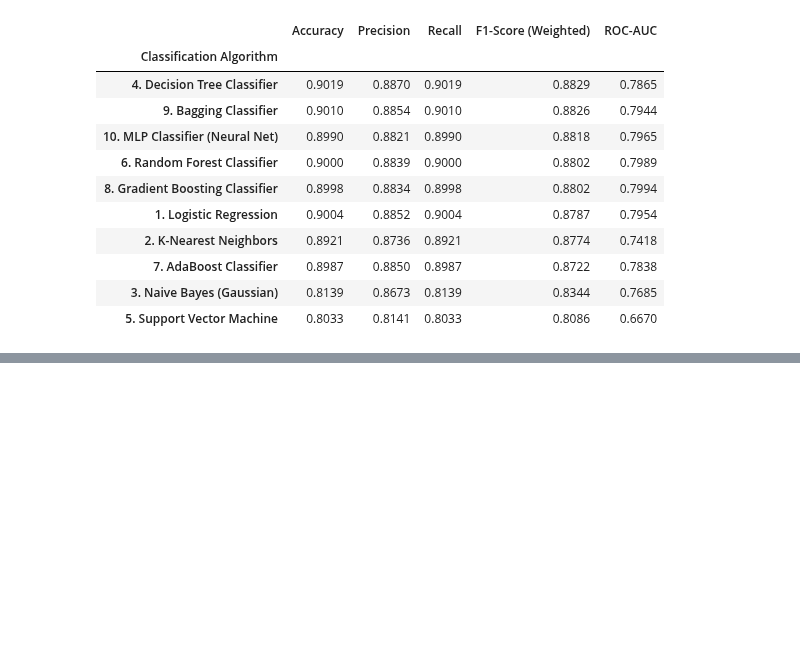
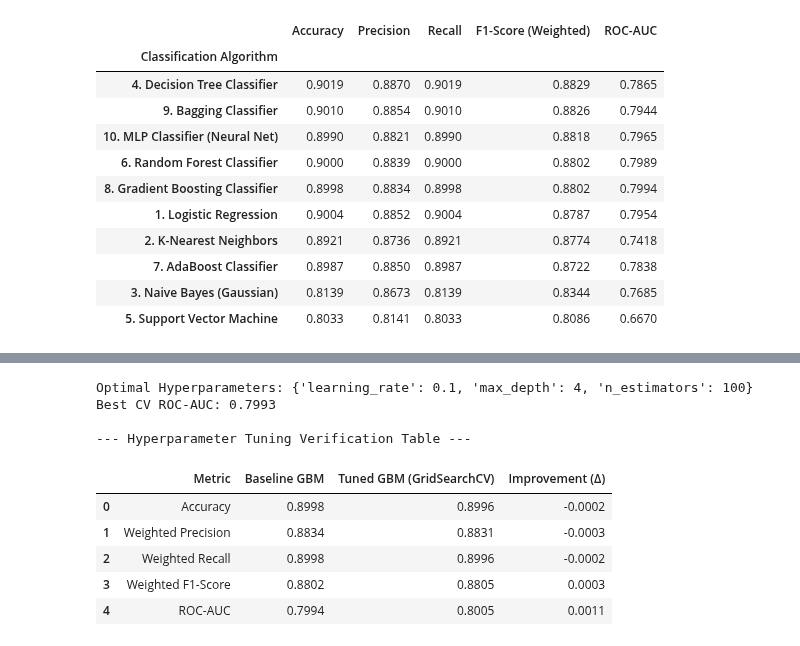
Before and after one commit to Karthik-2006-cell/ml-capstone-project, a Jupyter notebook: notebooks/Classification.ipynb, the cells around one changed output, grey strips where cells are left out. Cells and saved outputs as stored; diff of their text form; code cells hidden in the pictures; blank space fills up the shorter version.

```diff
--- a/notebooks/Classification.ipynb
+++ b/notebooks/Classification.ipynb
@@ -458,0 +505,68 @@ display(consolidated_summary_df)
+# %%
+# Setup GridSearchCV for Top Performing Model: Gradient Boosting
+param_grid = {
+    'n_estimators': [60, 100],
+    'learning_rate': [0.05, 0.1],
+    'max_depth': [3, 4]
+}
+
+base_gbm = GradientBoostingClassifier(random_state=42)
+
+grid_search = GridSearchCV(
+    estimator=base_gbm,
+    param_grid=param_grid,
+    cv=3,
+    scoring='roc_auc',
+    n_jobs=-1,
+    verbose=0
+)
+
+grid_search.fit(X_train_proc, y_train)
+
+print(f"Optimal Hyperparameters: {grid_search.best_params_}")
+print(f"Best CV ROC-AUC: {grid_search.best_score_:.4f}")
+
+# Evaluate Optimized Model on Held-Out Test Split
+best_gbm_model = grid_search.best_estimator_
+tuned_preds = best_gbm_model.predict(X_test_proc)
+tuned_probs = best_gbm_model.predict_proba(X_test_proc)[:, 1]
+
+tuned_acc = accuracy_score(y_test, tuned_preds)
+tuned_prec = precision_score(y_test, tuned_preds, average='weighted', zero_division=0)
+tuned_rec = recall_score(y_test, tuned_preds, average='weighted', zero_division=0)
+tuned_f1 = f1_score(y_test, tuned_preds, average='weighted', zero_division=0)
+tuned_auc = roc_auc_score(y_test, tuned_probs)
+
+# Comparison Table: Baseline vs Tuned Model
+tuning_comparison_df = pd.DataFrame({
+    'Metric': ['Accuracy', 'Weighted Precision', 'Weighted Recall', 'Weighted F1-Score', 'ROC-AUC'],
+    'Baseline GBM': [
+        consolidated_results['8. Gradient Boosting Classifier']['Accuracy'],
+        consolidated_results['8. Gradient Boosting Classifier']['Precision'],
+        consolidated_results['8. Gradient Boosting Classifier']['Recall'],
+        consolidated_results['8. Gradient Boosting Classifier']['F1-Score (Weighted)'],
+        consolidated_results['8. Gradient Boosting Classifier']['ROC-AUC']
+    ],
+    'Tuned GBM (GridSearchCV)': [
+        round(tuned_acc, 4),
+        round(tuned_prec, 4),
+        round(tuned_rec, 4),
+        round(tuned_f1, 4),
+        round(tuned_auc, 4)
+    ]
+})
+tuning_comparison_df['Improvement (Δ)'] = tuning_comparison_df['Tuned GBM (GridSearchCV)'] - tuning_comparison_df['Baseline GBM']
+
+print("\n--- Hyperparameter Tuning Verification Table ---")
+display(tuning_comparison_df)
+# %% [output]
+Optimal Hyperparameters: {'learning_rate': 0.1, 'max_depth': 4, 'n_estimators': 100}
+Best CV ROC-AUC: 0.7993
+
+--- Hyperparameter Tuning Verification Table ---
+|  | Metric | Baseline GBM | Tuned GBM (GridSearchCV) | Improvement (Δ) |
+| 0 | Accuracy | 0.8998 | 0.8996 | -0.0002 |
+| 1 | Weighted Precision | 0.8834 | 0.8831 | -0.0003 |
+| 2 | Weighted Recall | 0.8998 | 0.8996 | -0.0002 |
+| 3 | Weighted F1-Score | 0.8802 | 0.8805 | 0.0003 |
+| 4 | ROC-AUC | 0.7994 | 0.8005 | 0.0011 |
```
Also changed, not shown: parts of 8 cells of this notebook.
